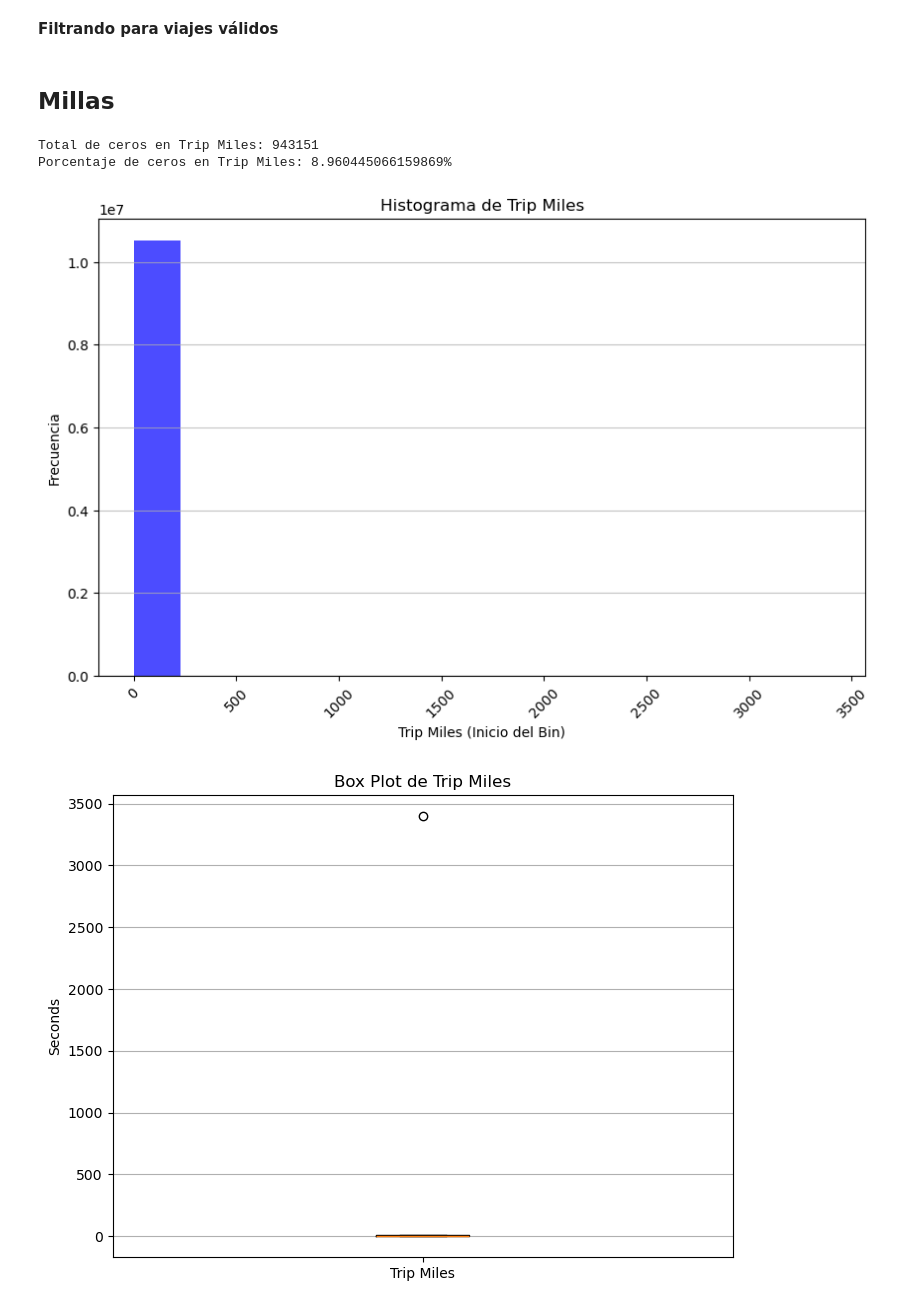
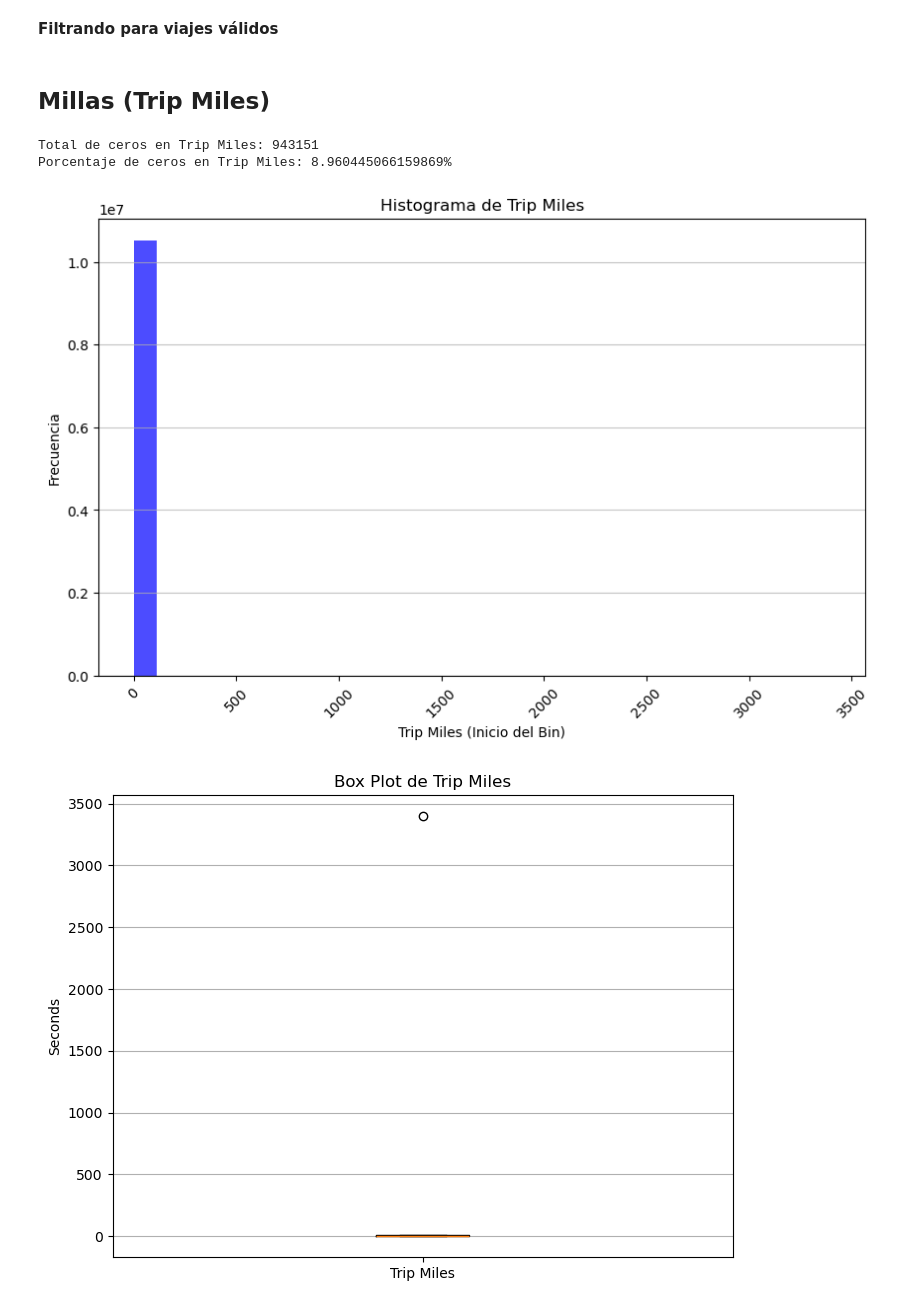
Before and after one commit to cuauhtemocbe/Taxi-GCP-Spark, a Jupyter notebook: Taxis_Trips_Prediction.ipynb, the cells around one changed output. Drawn from its saved outputs; the diff is of its cells as text; code cells hidden in the pictures.

```diff
--- a/Taxis_Trips_Prediction.ipynb
+++ b/Taxis_Trips_Prediction.ipynb
@@ -202,22 +202,22 @@ def create_box_plot(df, column_name):
     plt.show()
 
 
-def calculate_trip_seconds_percentiles(df, column_name):
+def calculate_col_percentiles(df, column_name):
     # Definir los percentiles a calcular
     percentiles = [x / 10 for x in range(1, 10)] + [0.01, 0.02, 0.03, 0.97, 0.98, 0.99]
 
     # Calcular estadísticas descriptivas para la columna especificada
-    trip_seconds_stats = df.approxQuantile(column_name, percentiles, 0.01)
+    col_stats = df.approxQuantile(column_name, percentiles, 0.01)
 
     # Convertir a un DataFrame de pandas para facilitar la visualización
-    trip_seconds_df = pd.DataFrame(
-        {"Percentiles": percentiles, f"{column_name}": trip_seconds_stats}
+    col_df = pd.DataFrame(
+        {"Percentiles": percentiles, f"{column_name}": col_stats}
     )
 
     # Ordenar por percentiles
-    trip_seconds_df = trip_seconds_df.sort_values("Percentiles").reset_index(drop=True)
+    col_df = col_df.sort_values("Percentiles").reset_index(drop=True)
 
-    return trip_seconds_df
+    return col_df
 
 
 
@@ -1039,7 +1051,7 @@ create_box_plot(df, "Trip Seconds")
 # %% [output]
 [figure]
 # %%
-trip_seconds_percentiles_df = calculate_trip_seconds_percentiles(df, "Trip Seconds")
+trip_seconds_percentiles_df = calculate_col_percentiles(df, "Trip Seconds")
 trip_seconds_percentiles_df
 # %% [output]
 |  | Percentiles | Trip Seconds |
@@ -1070,7 +1082,7 @@ El valor del percentil 99 para "Trip Seconds" es: 86,382.0
 # %%
 df = df.filter((F.col("Trip Seconds") > 0) & (F.col("Trip Seconds") < percentile_99))
 # %% [markdown]
-## Millas
+## Millas (Trip Miles)
 # %%
 count_zeros_M = df.filter(F.col("Trip Miles") == 0).count()
 porcentaje_zero_M=(count_zeros_M/ df.count()) * 100
@@ -1081,9 +1093,9 @@ print(f"Porcentaje de ceros en Trip Miles: {porcentaje_zero_M}%")
 Total de ceros en Trip Miles: 943151
 Porcentaje de ceros en Trip Miles: 8.960445066159869%
 # %%
-plot_histogram(df, "Trip Miles", num_bins=15)
+plot_histogram(df, "Trip Miles", num_bins=30)
 # %% [output]
-[figure, old version]
+[figure, new version]
 # %%
 create_box_plot(df, "Trip Miles")
 # %% [output]
```
Also changed, not shown: parts of 61 cells of this notebook.
